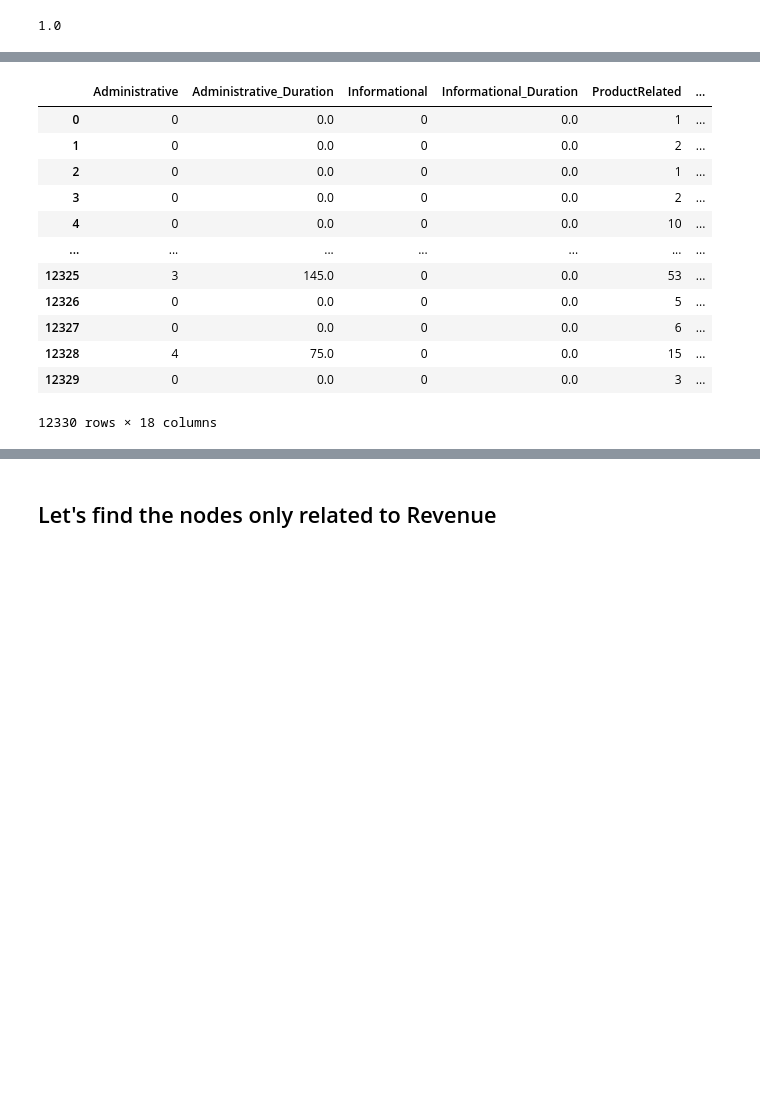
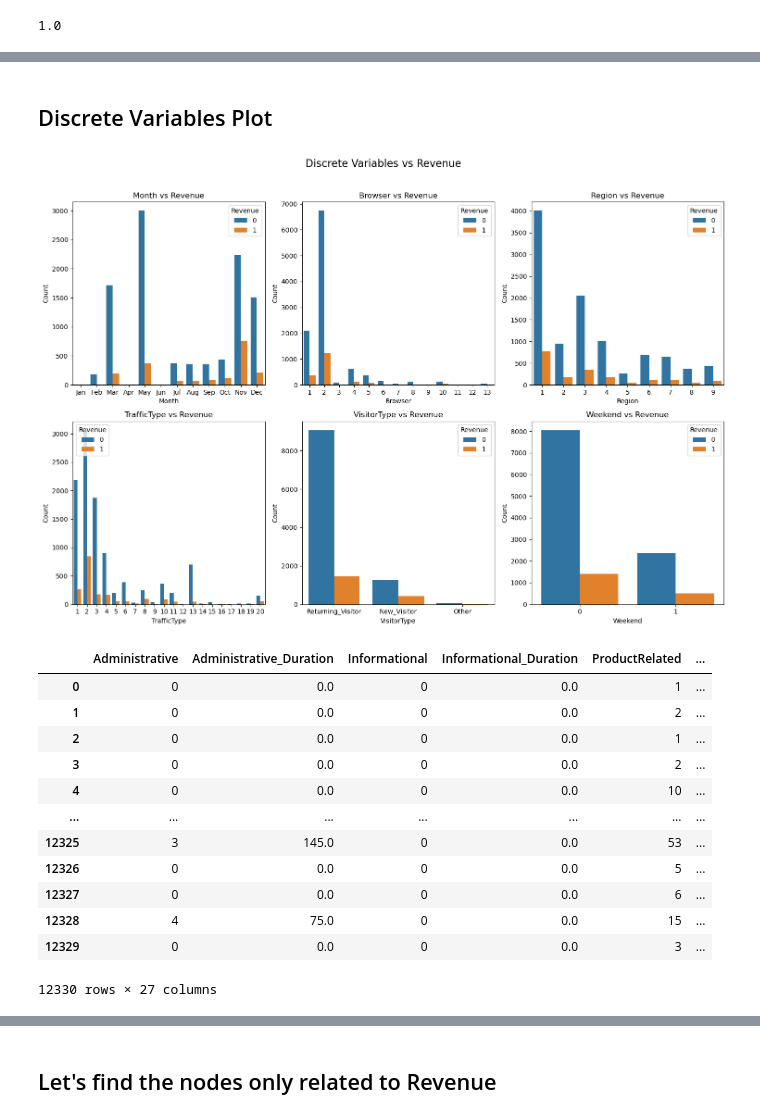
Before and after one commit to malmahasnah/causality-Q1-project, a Jupyter notebook: dsc180q1project.ipynb, the cells around one changed output, grey strips where cells are left out. Drawn from its saved outputs; the diff is of its cells as text; code cells hidden in the pictures; blank space fills up the shorter version.

```diff
--- a/dsc180q1project.ipynb
+++ b/dsc180q1project.ipynb
@@ -76,5 +159,21 @@ columns_to_use = [
+# %% [markdown]
+## Discrete Variables Plot
+# %%
+num_discrete = len(discrete_vars)
+rows_discrete = math.ceil(num_discrete / 3)
+create_grid_plot(
+    variables=discrete_vars,
+    plot_type="discrete",
+    title="Discrete Variables vs Revenue",
+    rows=rows_discrete,
+    cols=3,
+    figsize=(15, 5 * rows_discrete),
+    data=shopper_intent
+)
+# %% [output]
+[figure, added]
 # %%
-data_encoded = pd.get_dummies(data_graph, drop_first=True)
+data_encoded = pd.get_dummies(shopper_intent, drop_first=True)
 data_encoded
 # %% [output]
 |  | Administrative | Administrative_Duration | Informational | Informational_Duration | ProductRelated | ... |
@@ -89,4 +188,4 @@ data_encoded
 | 12327 | 0 | 0.0 | 0 | 0.0 | 6 | ... |
 | 12328 | 4 | 75.0 | 0 | 0.0 | 15 | ... |
 | 12329 | 0 | 0.0 | 0 | 0.0 | 3 | ... |
-12330 rows × 18 columns
+12330 rows × 27 columns
```
Also changed, not shown: parts of 21 cells of this notebook, 1 other file.
